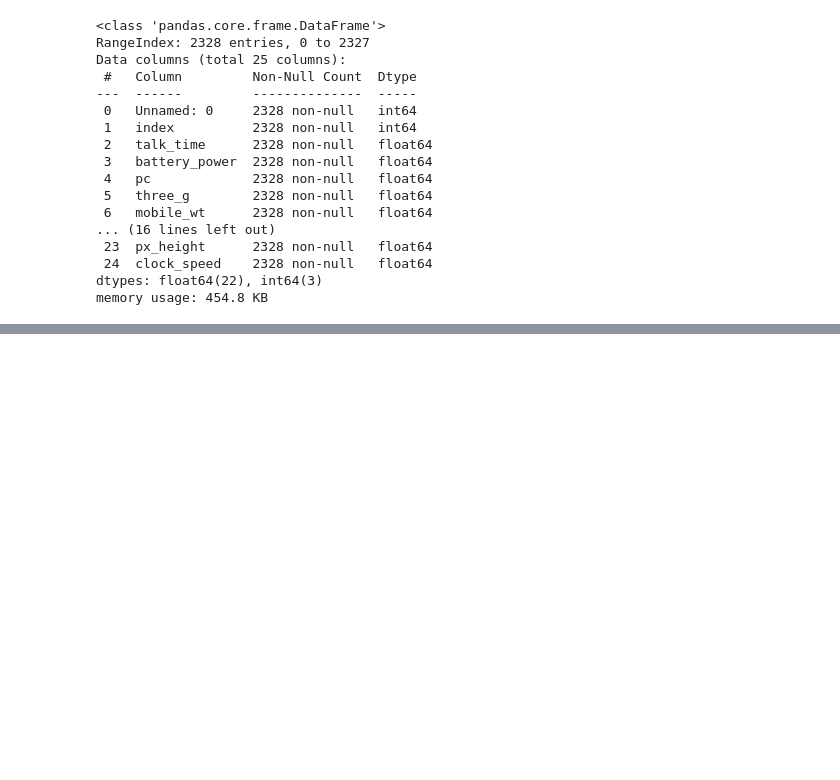
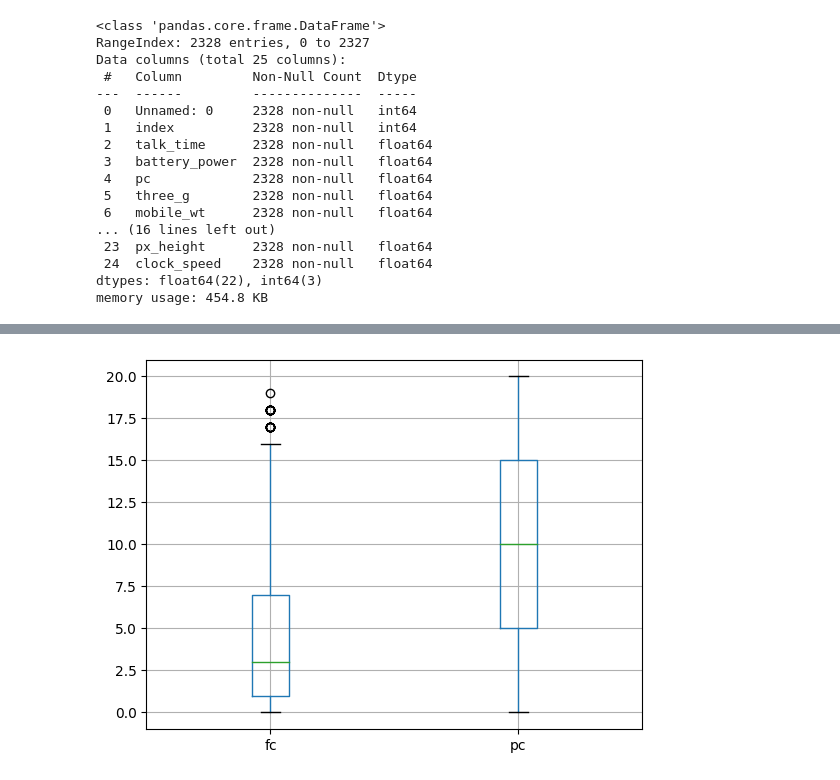
Before and after one commit to ingHFrancoO/DataScienceWork1, a Jupyter notebook: notebooks/2-readmite_data_explorer.ipynb, the cells around one changed output, grey strips where cells are left out. Cells and saved outputs as stored; diff of their text form; code cells hidden in the pictures; blank space fills up the shorter version.

```diff
--- a/notebooks/2-explorer_analis.ipynb
+++ b/notebooks/2-readmite_data_explorer.ipynb
@@ -79,0 +59,36 @@ profile.to_file("../reports/cellPhoneDs_data_profiling_univariate_report_1.html"
+# %%
+# se eliminan las columnas de "index" y "Unnamed: 0" ya que son solo indices que no generan información de valor
+ds.drop(["Unnamed: 0","df_index"], axis=1,inplace=True)
+# %%
+# para el caso de la columna werf yaque es una columna que solo presenta un dato y no se tiene información de valor
+# para establecer el aporte al modelo de negocio, se toma la decición de eliminarla
+# Del mismo modo
+ds.drop(['werf'], axis=1, inplace=True)
+# %%
+# se configuran las columnas categoricas
+
+#conection components
+ds['wifi'].replace('1.0', 1, inplace=True)
+ds['wifi'].replace('0.0', 0, inplace=True)
+
+ds['blue'].replace('1.0', 1, inplace=True)
+ds['blue'].replace('0.0', 0, inplace=True)
+
+# Components
+ds['dual_sim'].replace('1.0', 1, inplace=True)
+ds['dual_sim'].replace('0.0', 0, inplace=True)
+
+ds['touch_screen'].replace('1.0', 1, inplace=True)
+ds['touch_screen'].replace('0.0', 0, inplace=True)
+
+# connection signal
+ds['three_g'].replace('1.0', 1, inplace=True)
+ds['three_g'].replace('0.0', 0, inplace=True)
+
+ds['four_g'].replace('1.0', 1, inplace=True)
+ds['four_g'].replace('0.0', 0, inplace=True)
+# %%
+# se pasan de flotantes a enteros, con exepción de la columna clock_speed
+for col in ds:
+    if col != "clock_speed":
+        ds[col] = ds[col].astype('int')
@@ -79,0 +136,7 @@ profile.to_file("../reports/cellPhoneDs_data_profiling_univariate_report_1.html"
+# %%
+# analizamos los outlayers de las variables realiconadas a los megapixeles de la camara frontal y principal
+boxplot = ds.boxplot(column=['fc', 'pc'])
+boxplot.plot()
+plt.show()
+# %% [output]
+[figure, added]
```
Also changed, not shown: parts of 5 cells of this notebook, 1 other file.
